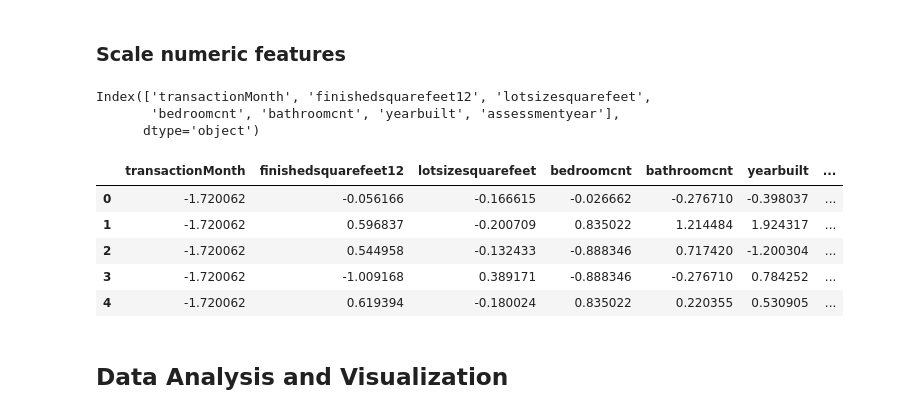
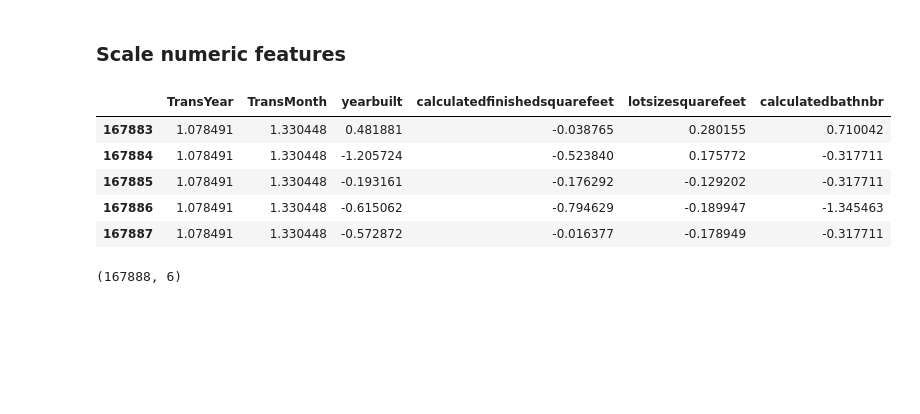
Before and after one commit to Abdul24/KaggleZillowCompetition, a Jupyter notebook: Kaggle_Zillow_Scarlett.ipynb, the cells around one changed output. Saved outputs shown, nothing was run; the diff lists cells and outputs as text; code cells hidden in the pictures; blank space fills up the shorter version.

```diff
--- a/Kaggle_Zillow_Scarlett.ipynb
+++ b/Kaggle_Zillow_Scarlett.ipynb
@@ -152,0 +196,5 @@ full2016_df.head(5)
+# %%
+full_df = full2016_df.append(full2017_df)
+full_df = full_df.set_index([list(range(0,167888))])
+display(full_df.shape)
+display(full_df.tail(5))
@@ -207,0 +337,4 @@ y_pos = np.arange(len(col_name))
+# %%
+num_names = ['TransYear','TransMonth','yearbuilt','calculatedfinishedsquarefeet','lotsizesquarefeet','calculatedbathnbr']
+cat_names = ['propertylandusetypeid','buildingqualitytypeid','heatingorsystemtypeid']
+loc_names = ['latitude','longitude','regionidzip']
@@ -245,0 +378,4 @@ dtype: int64
+# %%
+#find the median value for each column
+median_per_column = full_df[num_names].apply(lambda x: x.median(),axis=0)
+print ("Median value per column:\n",median_per_column)
@@ -245,0 +391,6 @@ dtype: int64
+# %%
+#fill in with median values
+num_df = full_df[num_names].fillna(median_per_column,axis=0)
+print("numer of missing values after filling in")
+display(num_df.isnull().sum())
+display(num_df.tail(10))
@@ -343,28 +619,19 @@ merge2016_df.head(5)
 # %% [markdown]
 ### Scale numeric features
-# %%
-X = merge2016_df.iloc[:,3:-5]
-Y = merge2016_df.logerror
-col_names = X.columns
-display(col_names)
-# %% [output]
-Index(['transactionMonth', 'finishedsquarefeet12', 'lotsizesquarefeet',
-       'bedroomcnt', 'bathroomcnt', 'yearbuilt', 'assessmentyear'],
-      dtype='object')
 # %%
 from sklearn.preprocessing import StandardScaler
 
 scaler = StandardScaler() #create a scaler object
-scaler.fit(X) #fit the scaler
-X_scaled = scaler.transform(X) #transform the data with it
-X_new = pd.DataFrame(X_scaled,columns=col_names)
-X_new.head(5)
+scaler.fit(num_df) #fit the scaler
+num_scaled = scaler.transform(num_df) #transform the data with it
+newNum_df = pd.DataFrame(num_scaled,columns=num_names)
+display(newNum_df.tail(5))
+newNum_df.shape
 # %% [output]
-|  | transactionMonth | finishedsquarefeet12 | lotsizesquarefeet | bedroomcnt | bathroomcnt | yearbuilt | ... |
-| 0 | -1.720062 | -0.056166 | -0.166615 | -0.026662 | -0.276710 | -0.398037 | ... |
-| 1 | -1.720062 | 0.596837 | -0.200709 | 0.835022 | 1.214484 | 1.924317 | ... |
-| 2 | -1.720062 | 0.544958 | -0.132433 | -0.888346 | 0.717420 | -1.200304 | ... |
-| 3 | -1.720062 | -1.009168 | 0.389171 | -0.888346 | -0.276710 | 0.784252 | ... |
-| 4 | -1.720062 | 0.619394 | -0.180024 | 0.835022 | 0.220355 | 0.530905 | ... |
+|  | TransYear | TransMonth | yearbuilt | calculatedfinishedsquarefeet | lotsizesquarefeet | calculatedbathnbr |
+| 167883 | 1.078491 | 1.330448 | 0.481881 | -0.038765 | 0.280155 | 0.710042 |
+| 167884 | 1.078491 | 1.330448 | -1.205724 | -0.523840 | 0.175772 | -0.317711 |
+| 167885 | 1.078491 | 1.330448 | -0.193161 | -0.176292 | -0.129202 | -0.317711 |
+| 167886 | 1.078491 | 1.330448 | -0.615062 | -0.794629 | -0.189947 | -1.345463 |
+| 167887 | 1.078491 | 1.330448 | -0.572872 | -0.016377 | -0.178949 | -0.317711 |
+(167888, 6)
-# %% [markdown]
-## Data Analysis and Visualization
```
Also changed, not shown: parts of 121 cells of this notebook.
